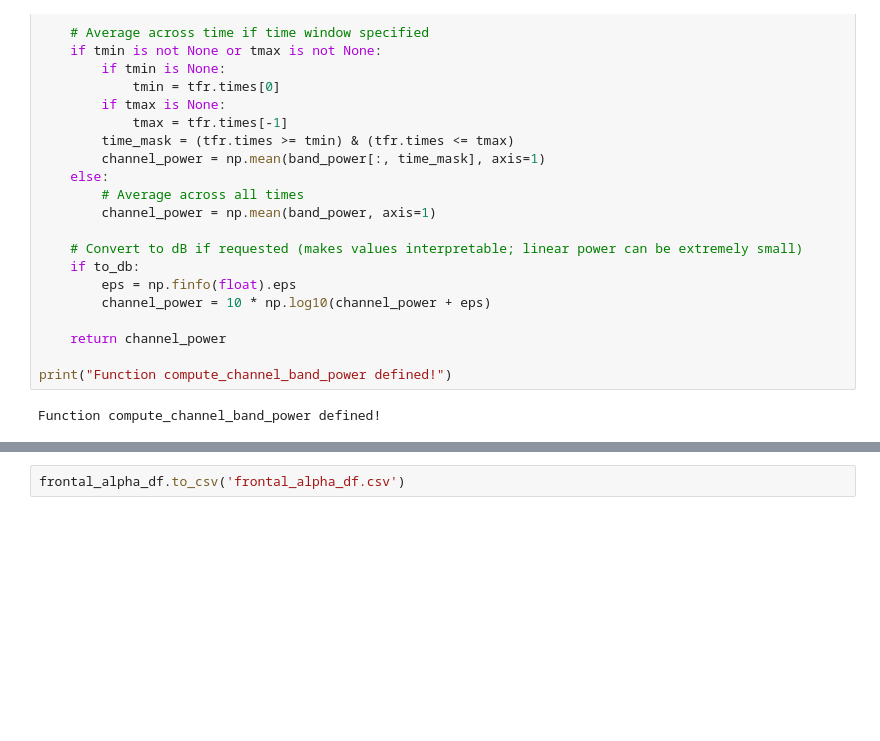
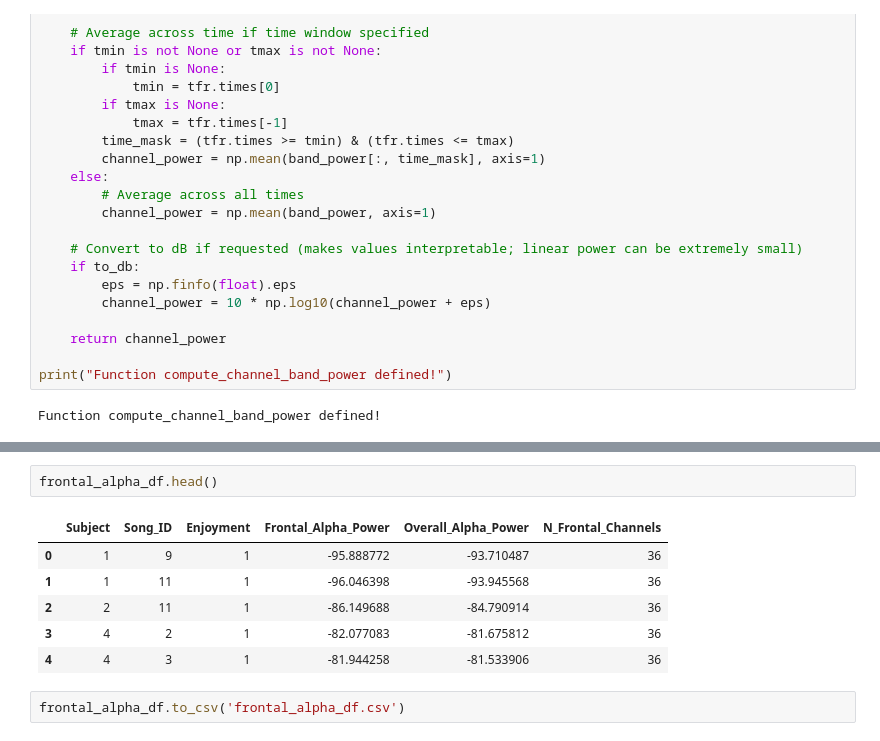
Before and after one commit to Vica1106/Music_Familiarity_Preference, a Jupyter notebook: Code/analysis_jessie/analysis.ipynb, the cells around one changed output, grey strips where cells are left out. Cells and saved outputs as stored; diff of their text form; blank space fills up the shorter version.

```diff
--- a/Code/analysis_jessie/analysis.ipynb
+++ b/Code/analysis_jessie/analysis.ipynb
@@ -1133,3 +1116,12 @@ This may take several minutes...
+# %%
+frontal_alpha_df.head()
+# %% [output]
+|  | Subject | Song_ID | Enjoyment | Frontal_Alpha_Power | Overall_Alpha_Power | N_Frontal_Channels |
+| 0 | 1 | 9 | 1 | -95.888772 | -93.710487 | 36 |
+| 1 | 1 | 11 | 1 | -96.046398 | -93.945568 | 36 |
+| 2 | 2 | 11 | 1 | -86.149688 | -84.790914 | 36 |
+| 3 | 4 | 2 | 1 | -82.077083 | -81.675812 | 36 |
+| 4 | 4 | 3 | 1 | -81.944258 | -81.533906 | 36 |
 # %%
 frontal_alpha_df.to_csv('frontal_alpha_df.csv')
 # %%
```
Also changed, not shown: parts of 15 cells of this notebook, 2 other files.
